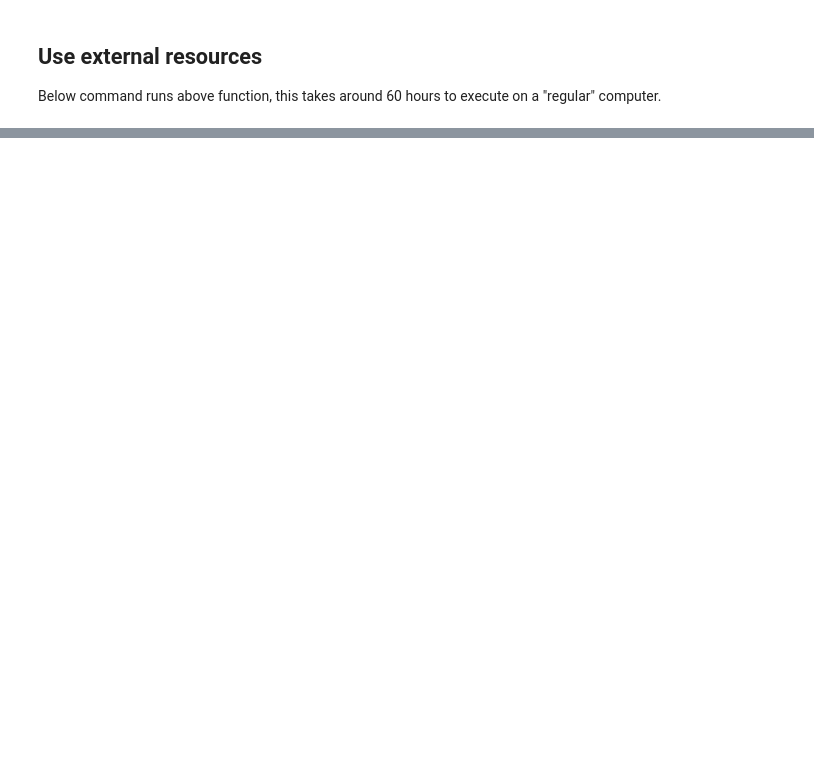
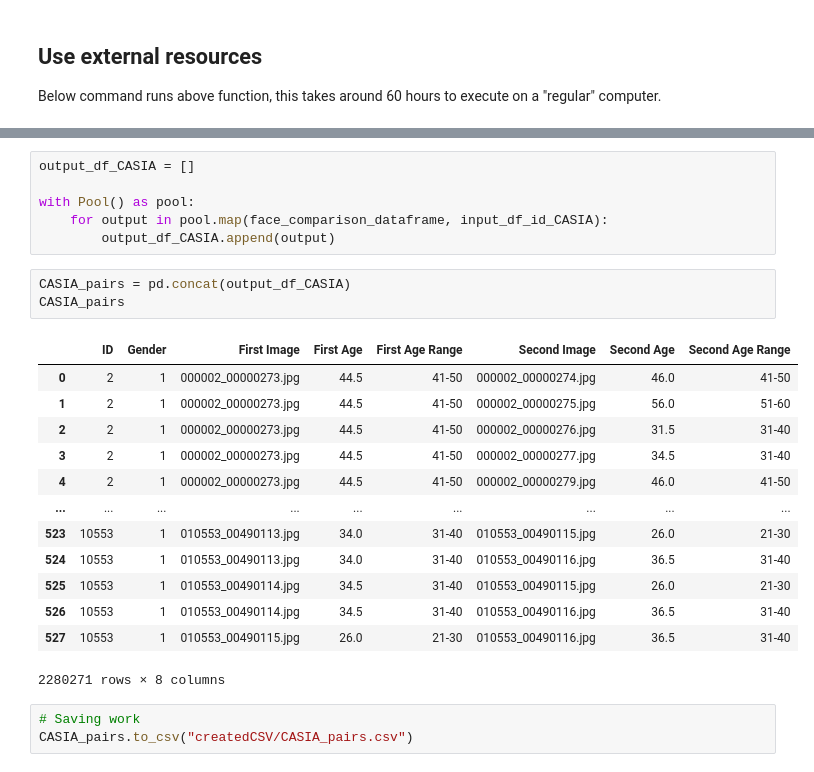
Before and after one commit to ivarblohm/FaceProject, a Jupyter notebook: FindingSimi.ipynb, the cells around one changed output, grey strips where cells are left out. Saved outputs shown, nothing was run; the diff lists cells and outputs as text; blank space fills up the shorter version.

```diff
--- a/FindingSimi.ipynb
+++ b/FindingSimi.ipynb
@@ -220,0 +246,26 @@ NameError: name 'AgeDB_Sim_Feat_Result' is not defined
+# %%
+output_df_CASIA = []
+
+with Pool() as pool:
+    for output in pool.map(face_comparison_dataframe, input_df_id_CASIA):
+        output_df_CASIA.append(output)
+# %%
+CASIA_pairs = pd.concat(output_df_CASIA)
+CASIA_pairs
+# %% [output]
+|  | ID | Gender | First Image | First Age | First Age Range | Second Image | Second Age | Second Age Range |
+| 0 | 2 | 1 | 000002_00000273.jpg | 44.5 | 41-50 | 000002_00000274.jpg | 46.0 | 41-50 |
+| 1 | 2 | 1 | 000002_00000273.jpg | 44.5 | 41-50 | 000002_00000275.jpg | 56.0 | 51-60 |
+| 2 | 2 | 1 | 000002_00000273.jpg | 44.5 | 41-50 | 000002_00000276.jpg | 31.5 | 31-40 |
+| 3 | 2 | 1 | 000002_00000273.jpg | 44.5 | 41-50 | 000002_00000277.jpg | 34.5 | 31-40 |
+| 4 | 2 | 1 | 000002_00000273.jpg | 44.5 | 41-50 | 000002_00000279.jpg | 46.0 | 41-50 |
+| ... | ... | ... | ... | ... | ... | ... | ... | ... |
+| 523 | 10553 | 1 | 010553_00490113.jpg | 34.0 | 31-40 | 010553_00490115.jpg | 26.0 | 21-30 |
+| 524 | 10553 | 1 | 010553_00490113.jpg | 34.0 | 31-40 | 010553_00490116.jpg | 36.5 | 31-40 |
+| 525 | 10553 | 1 | 010553_00490114.jpg | 34.5 | 31-40 | 010553_00490115.jpg | 26.0 | 21-30 |
+| 526 | 10553 | 1 | 010553_00490114.jpg | 34.5 | 31-40 | 010553_00490116.jpg | 36.5 | 31-40 |
+| 527 | 10553 | 1 | 010553_00490115.jpg | 26.0 | 21-30 | 010553_00490116.jpg | 36.5 | 31-40 |
+2280271 rows × 8 columns
+# %%
+# Saving work
+CASIA_pairs.to_csv("createdCSV/CASIA_pairs.csv")
```
Also changed, not shown: parts of 14 cells of this notebook, 1 other file.
